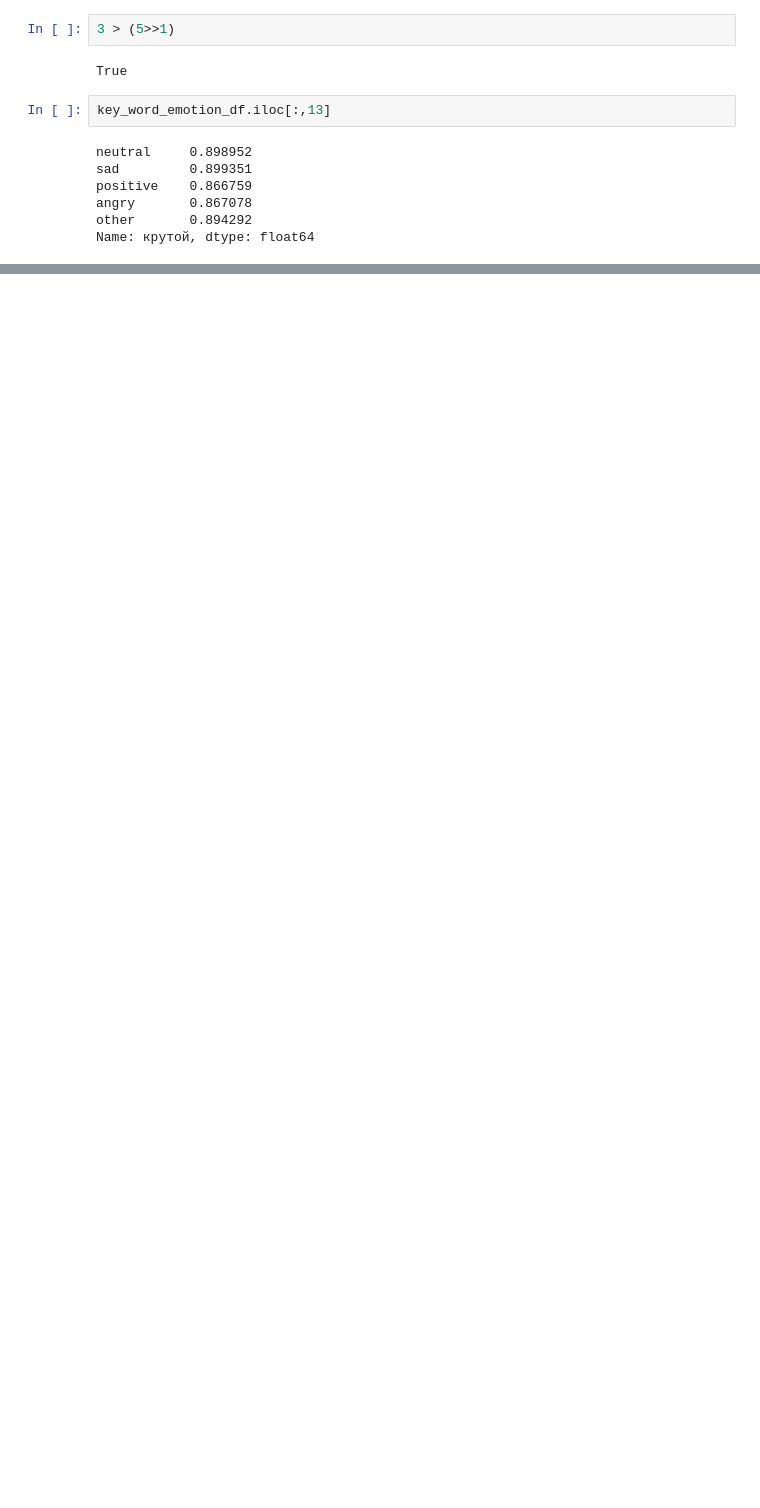
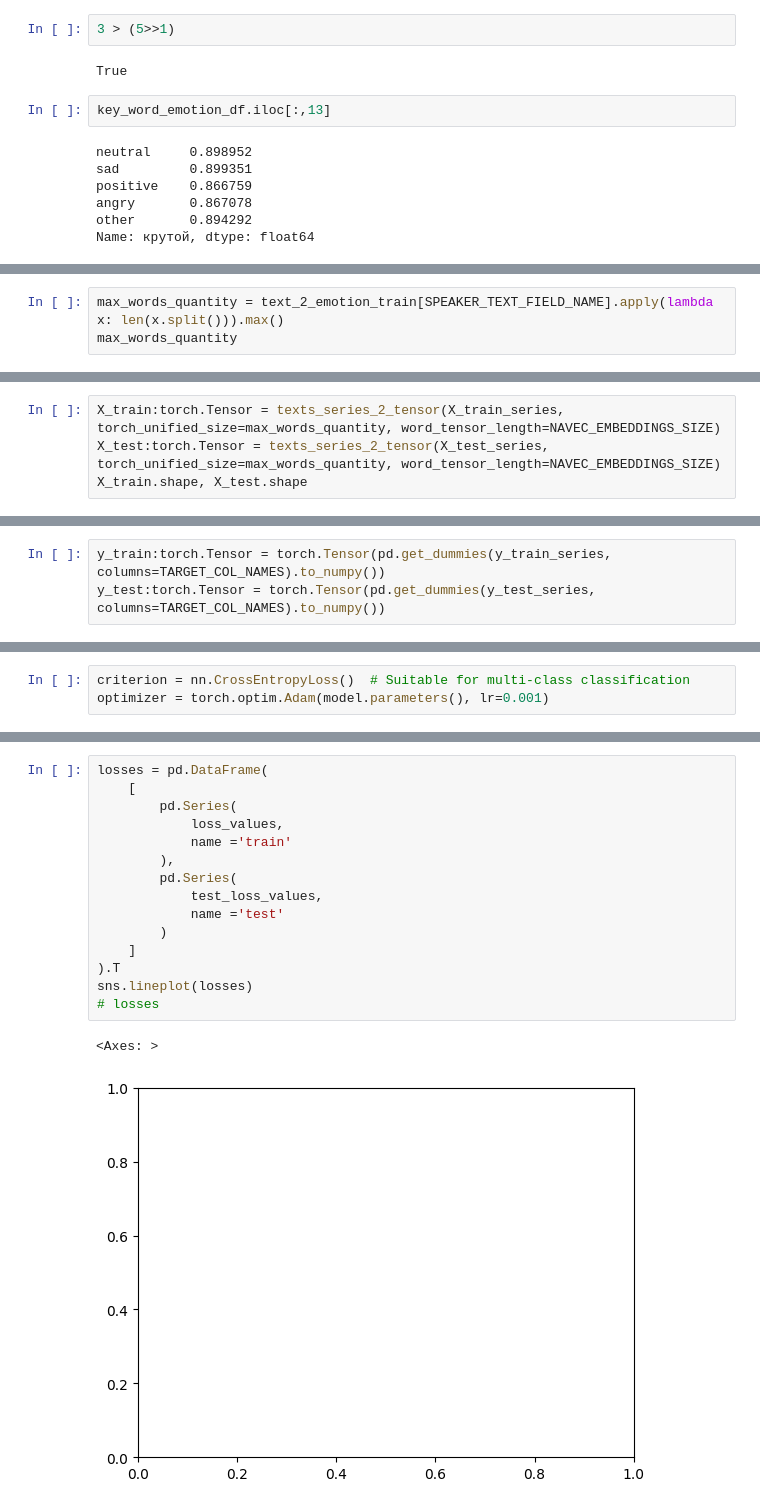
Before and after one commit to Kislv/MastersDegreeProject, a Jupyter notebook: test_hypotheses.ipynb, the cells around one changed output, grey strips where cells are left out. Drawn from its saved outputs; the diff is of its cells as text; blank space fills up the shorter version.

```diff
--- a/test_hypotheses.ipynb
+++ b/test_hypotheses.ipynb
@@ -608,0 +777,3 @@ Name: крутой, dtype: float64
+# %%
+max_words_quantity = text_2_emotion_train[SPEAKER_TEXT_FIELD_NAME].apply(lambda x: len(x.split())).max()
+max_words_quantity
@@ -608,0 +782,4 @@ Name: крутой, dtype: float64
+# %%
+X_train:torch.Tensor = texts_series_2_tensor(X_train_series, torch_unified_size=max_words_quantity, word_tensor_length=NAVEC_EMBEDDINGS_SIZE)
+X_test:torch.Tensor = texts_series_2_tensor(X_test_series, torch_unified_size=max_words_quantity, word_tensor_length=NAVEC_EMBEDDINGS_SIZE)
+X_train.shape, X_test.shape
@@ -608,0 +788,3 @@ Name: крутой, dtype: float64
+# %%
+y_train:torch.Tensor = torch.Tensor(pd.get_dummies(y_train_series, columns=TARGET_COL_NAMES).to_numpy())
+y_test:torch.Tensor = torch.Tensor(pd.get_dummies(y_test_series, columns=TARGET_COL_NAMES).to_numpy())
@@ -608,0 +826,3 @@ Name: крутой, dtype: float64
+# %%
+criterion = nn.CrossEntropyLoss()  # Suitable for multi-class classification
+optimizer = torch.optim.Adam(model.parameters(), lr=0.001)
@@ -608,0 +876,18 @@ Name: крутой, dtype: float64
+# %%
+losses = pd.DataFrame(
+    [
+        pd.Series(
+            loss_values,
+            name ='train'
+        ),
+        pd.Series(
+            test_loss_values,
+            name ='test'
+        )
+    ]
+).T
+sns.lineplot(losses)
+# losses
+# %% [output]
+<Axes: >
+[figure, added]
```
Also changed, not shown: parts of 73 cells of this notebook, 2 other files.
